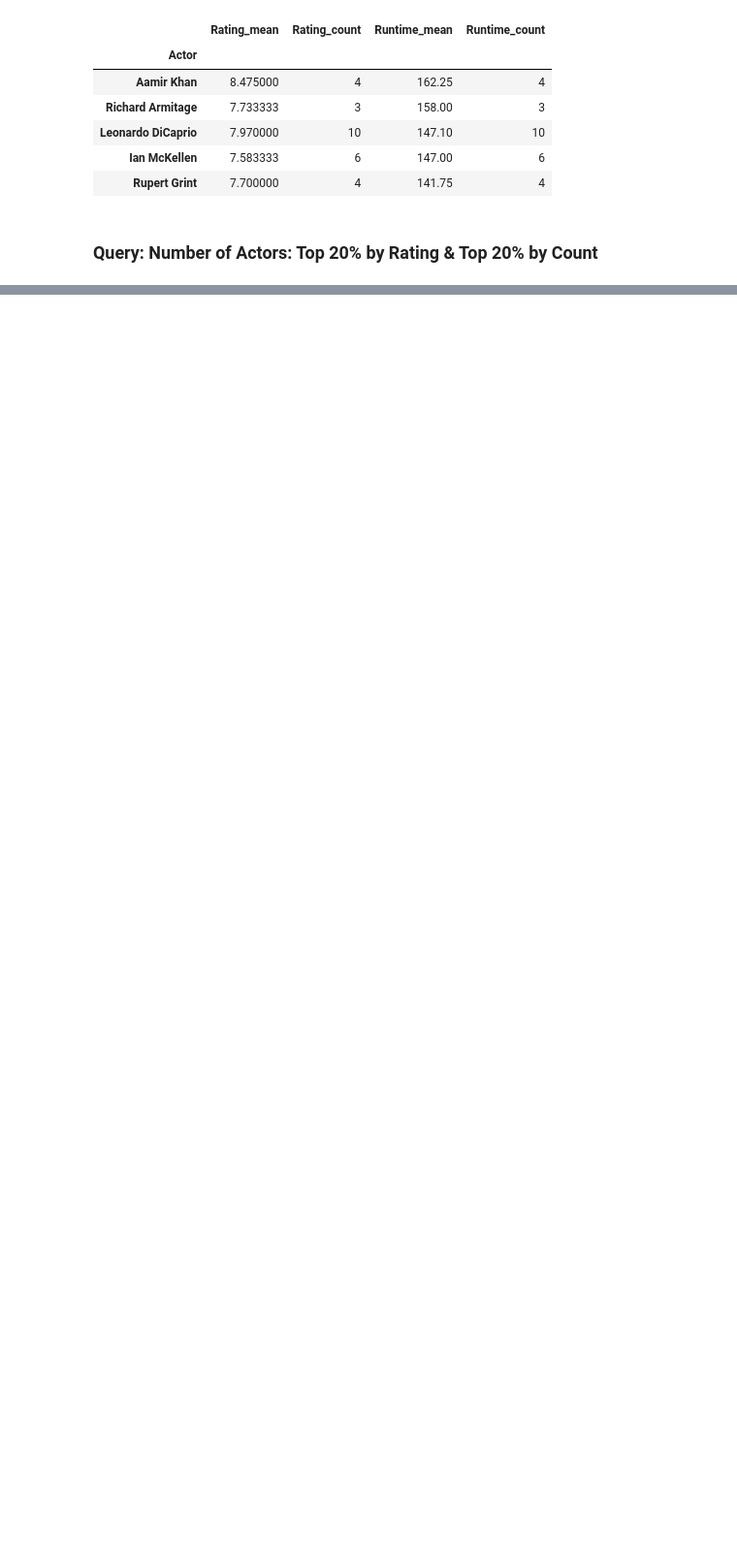
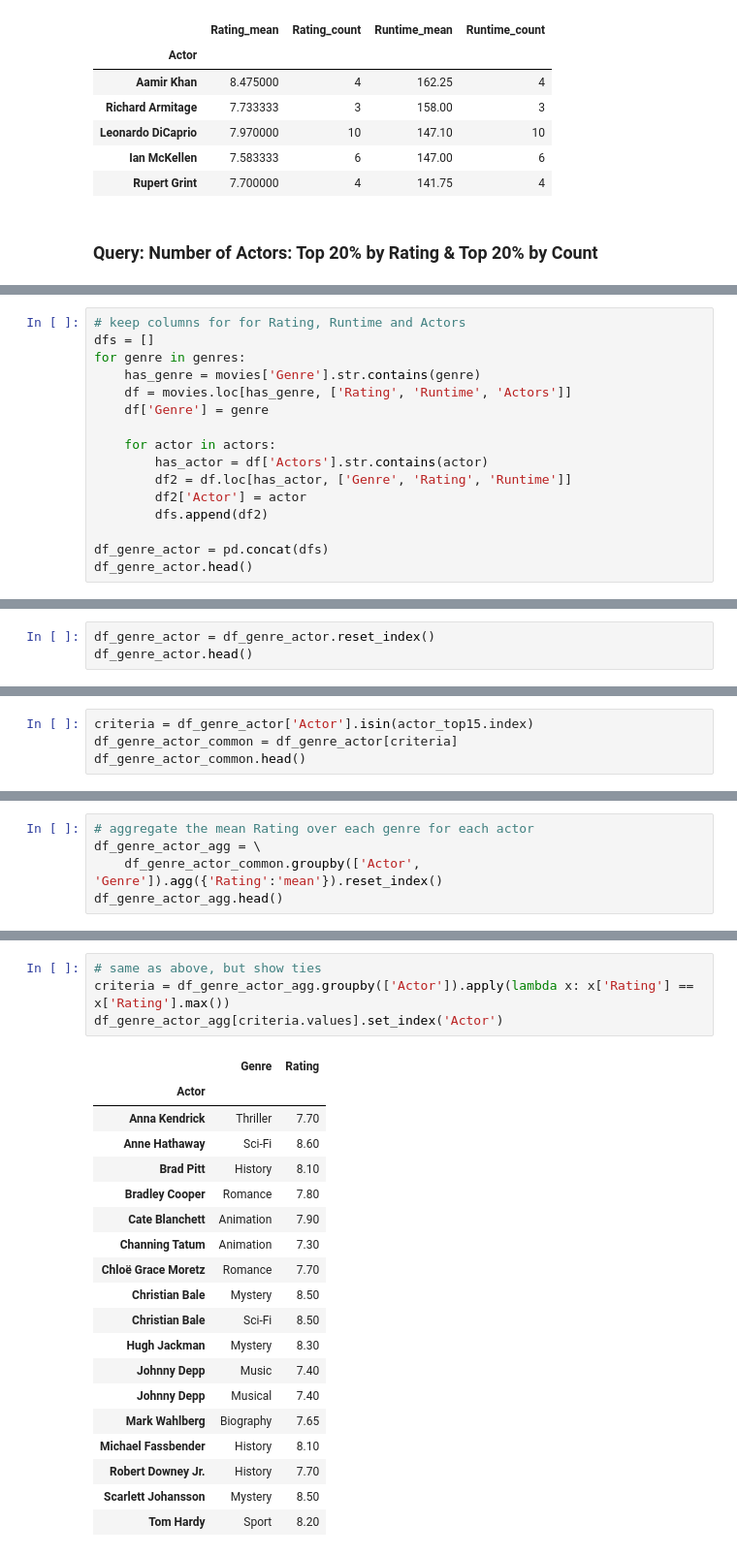
Before and after one commit to sdiehl28/Scikit-Learn-Workflow, a Jupyter notebook: python/Pandas04.ipynb, the cells around one changed output, grey strips where cells are left out. Shown at 97% size. Saved outputs shown, nothing was run; the diff lists cells and outputs as text; blank space fills up the shorter version.

```diff
--- a/python/Pandas04.ipynb
+++ b/python/Pandas04.ipynb
@@ -427,0 +432,16 @@ df_agg[criteria_top20_rated & criteria_top20_count].nlargest(n=5, columns=['Runt
+# %%
+# keep columns for for Rating, Runtime and Actors
+dfs = []
+for genre in genres:
+    has_genre = movies['Genre'].str.contains(genre)
+    df = movies.loc[has_genre, ['Rating', 'Runtime', 'Actors']]
+    df['Genre'] = genre
+
+    for actor in actors:
+        has_actor = df['Actors'].str.contains(actor)
+        df2 = df.loc[has_actor, ['Genre', 'Rating', 'Runtime']]
+        df2['Actor'] = actor
+        dfs.append(df2)
+
+df_genre_actor = pd.concat(dfs)
+df_genre_actor.head()
@@ -427,0 +456,3 @@ df_agg[criteria_top20_rated & criteria_top20_count].nlargest(n=5, columns=['Runt
+# %%
+df_genre_actor = df_genre_actor.reset_index()
+df_genre_actor.head()
@@ -427,0 +493,4 @@ df_agg[criteria_top20_rated & criteria_top20_count].nlargest(n=5, columns=['Runt
+# %%
+criteria = df_genre_actor['Actor'].isin(actor_top15.index)
+df_genre_actor_common = df_genre_actor[criteria]
+df_genre_actor_common.head()
@@ -427,0 +504,5 @@ df_agg[criteria_top20_rated & criteria_top20_count].nlargest(n=5, columns=['Runt
+# %%
+# aggregate the mean Rating over each genre for each actor
+df_genre_actor_agg = \
+    df_genre_actor_common.groupby(['Actor', 'Genre']).agg({'Rating':'mean'}).reset_index()
+df_genre_actor_agg.head()
@@ -427,0 +538,24 @@ df_agg[criteria_top20_rated & criteria_top20_count].nlargest(n=5, columns=['Runt
+# %%
+# same as above, but show ties
+criteria = df_genre_actor_agg.groupby(['Actor']).apply(lambda x: x['Rating'] == x['Rating'].max())
+df_genre_actor_agg[criteria.values].set_index('Actor')
+# %% [output]
+|  | Genre | Rating |
+| Actor |  |  |
+| Anna Kendrick | Thriller | 7.70 |
+| Anne Hathaway | Sci-Fi | 8.60 |
+| Brad Pitt | History | 8.10 |
+| Bradley Cooper | Romance | 7.80 |
+| Cate Blanchett | Animation | 7.90 |
+| Channing Tatum | Animation | 7.30 |
+| Chloë Grace Moretz | Romance | 7.70 |
+| Christian Bale | Mystery | 8.50 |
+| Christian Bale | Sci-Fi | 8.50 |
+| Hugh Jackman | Mystery | 8.30 |
+| Johnny Depp | Music | 7.40 |
+| Johnny Depp | Musical | 7.40 |
+| Mark Wahlberg | Biography | 7.65 |
+| Michael Fassbender | History | 8.10 |
+| Robert Downey Jr. | History | 7.70 |
+| Scarlett Johansson | Mystery | 8.50 |
+| Tom Hardy | Sport | 8.20 |
```
Also changed, not shown: parts of 29 cells of this notebook.
